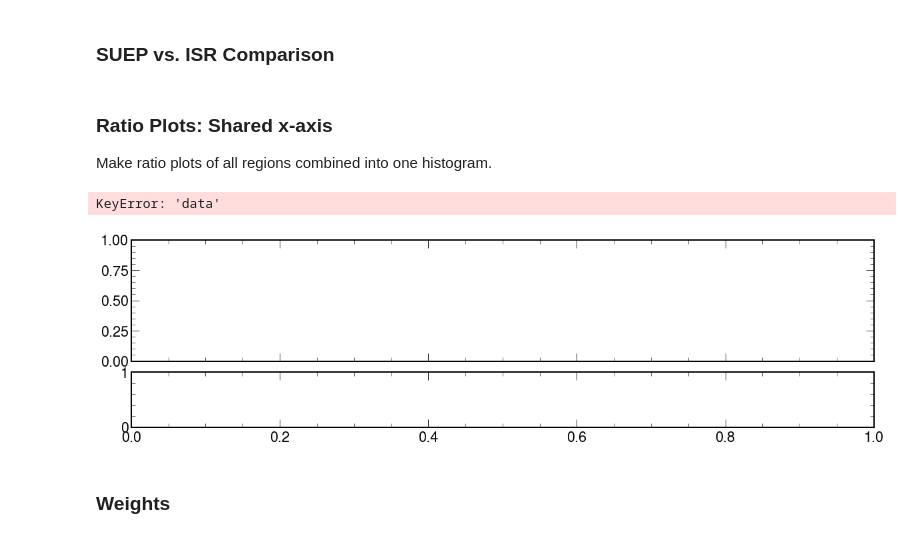
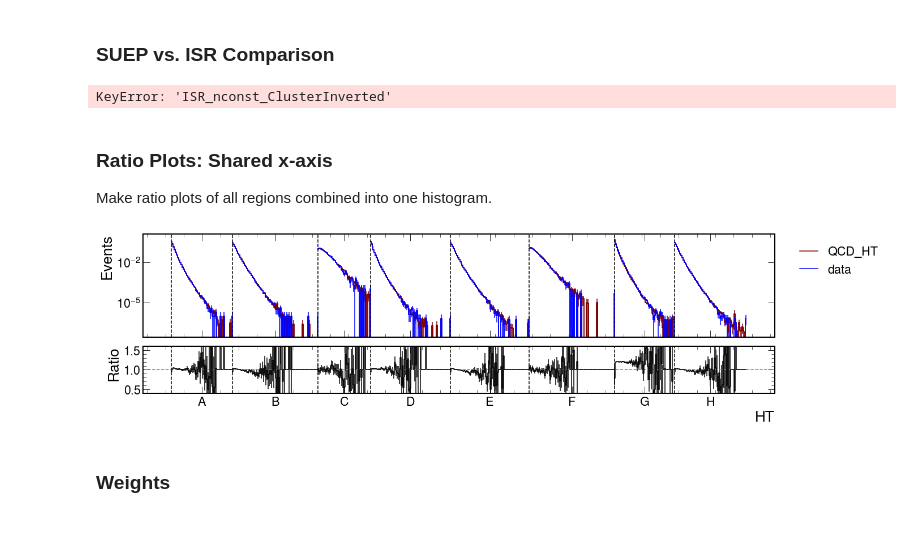
Before and after one commit to SUEPPhysics/SUEPCoffea_dask, a Jupyter notebook: plotting/plot.ipynb, the cells around one changed output. Cells and saved outputs as stored; diff of their text form; code cells hidden in the pictures.

Commit message:
cleaned up plotting notebook, upgraded plot_ratio

```diff
--- a/plotting/plot.ipynb
+++ b/plotting/plot.ipynb
@@ -75,6 +62,7 @@ for infile_name in infile_names:
     elif "QCD_Pt_3200toInf_TuneCP5_13TeV_pythia8+RunIISummer20UL18MiniAODv2-pilot" in infile_name: continue
 
     # sets the lumi based on year
+    lumi = 1
     if ('20UL16MiniAODv2' in infile_name):
         lumi = lumis['2016']
     if ('20UL17MiniAODv2' in infile_name):
@@ -89,21 +77,19 @@ for infile_name in infile_names:
         lumi = 1
 
     # exclude low bins
-    if '50to100' in infile_name: continue
-    if '100to200' in infile_name: continue
-    if '200to300' in infile_name: continue
-    if '300to500' in infile_name: continue
-    if '500to700' in infile_name: continue
-    if '700to1000' in infile_name: continue
+#     if '50to100' in infile_name: continue
+#     if '100to200' in infile_name: continue
+#     if '200to300' in infile_name: continue
+#     if '300to500' in infile_name: continue
+#     if '500to700' in infile_name: continue
+#     if '700to1000' in infile_name: continue
 
-    if '15to30' in infile_name: continue
-    if '30to50' in infile_name: continue
-    if '50to80' in infile_name: continue
-    if '80to120' in infile_name: continue
-    if '120to170' in infile_name: continue
-    if '170to300' in infile_name: continue
-
-    print(infile_name)
+#     if '15to30' in infile_name: continue
+#     if '30to50' in infile_name: continue
+#     if '50to80' in infile_name: continue
+#     if '80to120' in infile_name: continue
+#     if '120to170' in infile_name: continue
+#     if '170to300' in infile_name: continue
 
     # plots[sample] sample is set here
     if 'QCD_Pt' in infile_name:
@@ -124,7 +110,8 @@ for infile_name in infile_names:
         for plot in list(plots[temp_sample].keys()):
             plots[temp_sample][plot] = plots[temp_sample][plot]*lumi
 
-    elif 'JetHT+Run' in infile_name:
+
+    elif 'JetHT+Run' in infile_name or 'ScoutingPFHT' in infile_name:
         sample = 'data'
 
     elif 'SUEP-m' in infile_name:
@@ -281,11 +246,11 @@ for plot_label in plot_labels:
 # %% [markdown]
 ### SUEP vs. ISR Comparison
 # %%
-plot_label = 'ngood_tracker_ak4jets'
+plot_label = 'SUEP_nconst'
 
 # QCD hist for ABCD region
-h1 = plots['QCD_HT'][plot_label+"_CL"][::2j]
-h2 = plots['QCD_HT'][plot_label.replace("SUEP", "ISR") +"_CLi"][::2j]
+h1 = plots['QCD_HT'][plot_label+"_Cluster"][::2j]
+h2 = plots['QCD_HT'][plot_label.replace("SUEP", "ISR") +"_ClusterInverted"][::2j]
 
 h1 /= h1.sum().value
 h2 /= h2.sum().value
@@ -302,17 +267,19 @@ fig.axes[0].set_yscale("log")
 plt.legend(bbox_to_anchor=(1, 0.5))
 plt.savefig(output_label + plot_label + file_ext, bbox_inches='tight')
 plt.show()
+# %% [output]
+KeyError: 'ISR_nconst_ClusterInverted'
 # %% [markdown]
 ### Ratio Plots: Shared x-axis
 Make ratio plots of all regions combined into one histogram.<br>
 # %%
 x = 'ABCDEFGH'
 y = 'ADGBEHCF'
-plot_label = 'ngood_ak4jets_CL'
-_ = plot_ratio_regions(plots, 'A_'+plot_label, 'QCD_HT', 'data', x)
+plot_labels = ['ht_Cluster']
+for plot_label in plot_labels:
+    _ = plot_ratio_regions(plots, 'A_'+plot_label, 'QCD_HT', 'data', x, density=True)
 # %% [output]
-KeyError: 'data'
-[figure, old version]
+[figure, new version]
 # %% [markdown]
 ### Weights
 # %%
```
Also changed, not shown: parts of 20 cells of this notebook, 1 other file.
